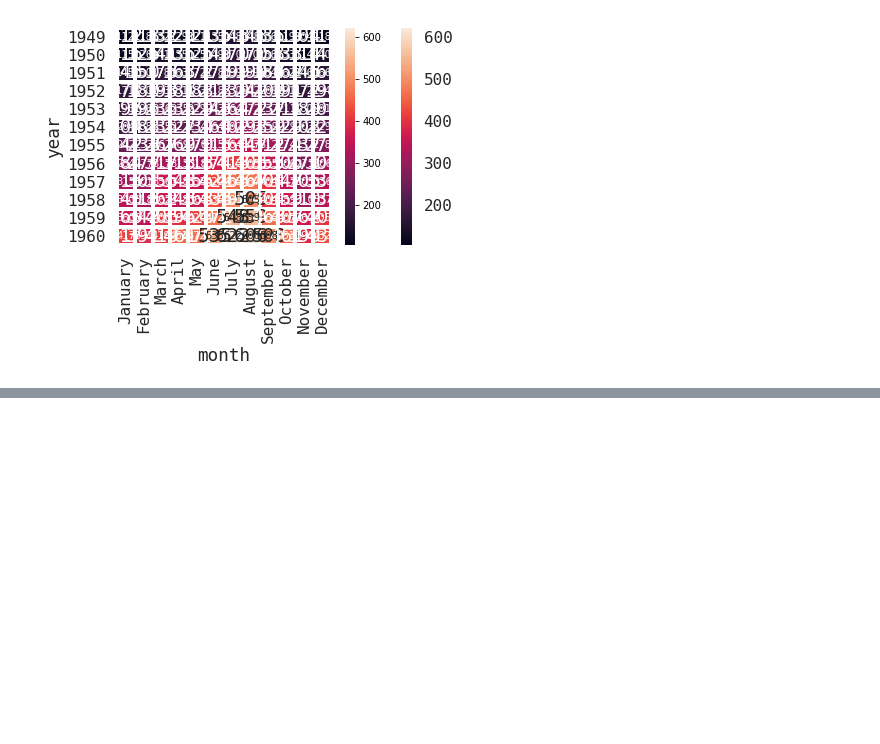
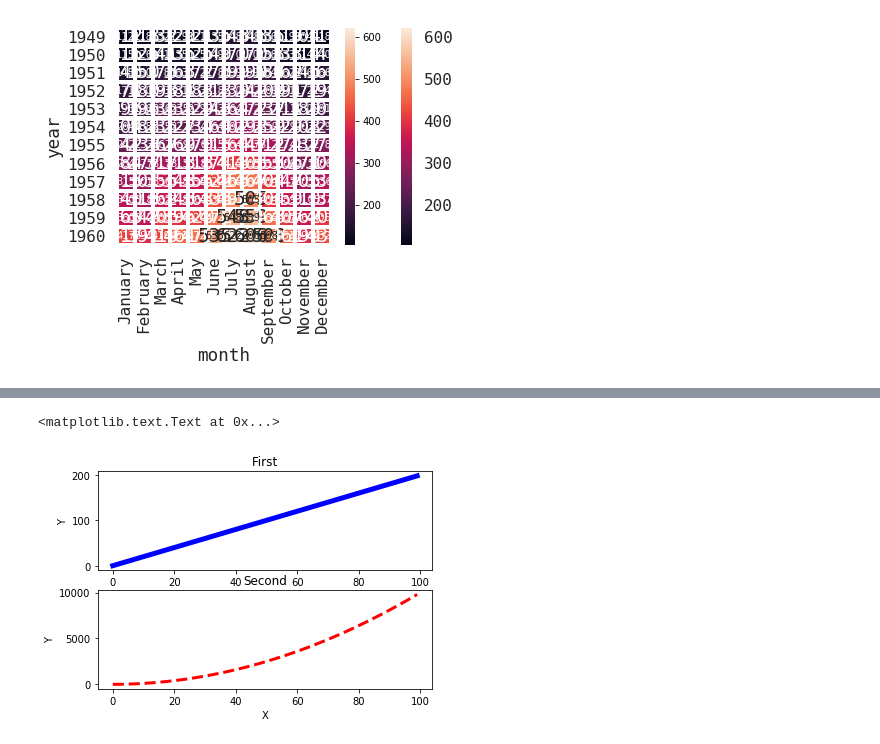
Before and after one commit to lcgkiller/kmooc_data_analysis, a Jupyter notebook: 3주차 파이썬을 이용한 시각화.ipynb, the cells around one changed output, grey strips where cells are left out. Drawn from its saved outputs; the diff is of its cells as text; code cells hidden in the pictures; blank space fills up the shorter version.

```diff
--- a/3주차 파이썬을 이용한 시각화.ipynb
+++ b/3주차 파이썬을 이용한 시각화.ipynb
@@ -403,0 +406,21 @@ pd.scatter_matrix(df, alpha=0.2, figsize=(6,6), diagonal='hist')
+# %%
+import numpy as np
+import matplotlib.pyplot as plt
+% matplotlib inline
+
+x = np.arange(0, 100)
+y = x * 2
+z = x ** 2
+plt.subplot(211)
+plt.plot(x,y, color="blue", lw=5)
+plt.xlabel("X")
+plt.ylabel("Y")
+plt.title("First")
+plt.subplot(212)
+plt.plot(x, z, color="red", lw=3, ls="--")
+plt.xlabel("X")
+plt.ylabel("Y")
+plt.title("Second")
+# %% [output]
+<matplotlib.text.Text at 0x...>
+[figure, added]
```
Also changed, not shown: parts of 1 cell of this notebook, 1 other file.
